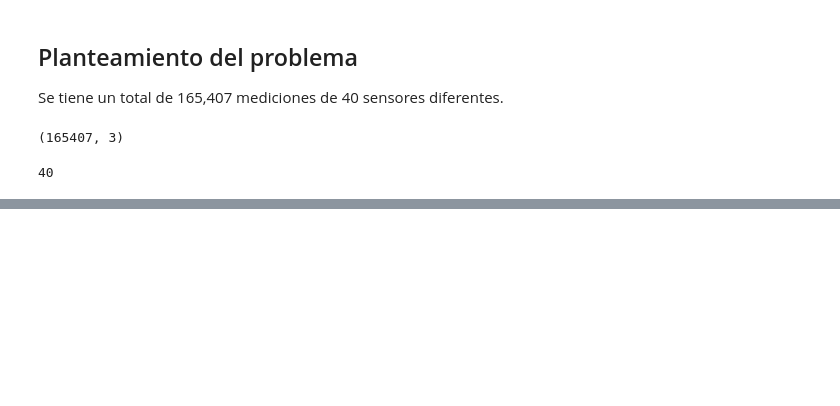
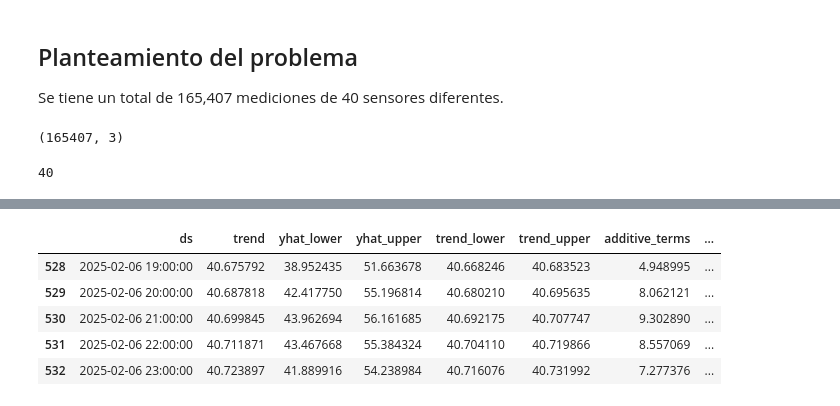
Before and after one commit to arteaga7/ML-Time-Predictions, a Jupyter notebook: notebooks/ml_model.ipynb, the cells around one changed output, grey strips where cells are left out. Saved outputs shown, nothing was run; the diff lists cells and outputs as text; code cells hidden in the pictures; blank space fills up the shorter version.

```diff
--- a/notebooks/ml_model.ipynb
+++ b/notebooks/ml_model.ipynb
@@ -156,0 +308,9 @@ print(df['SensorId'].nunique())
+# %%
+df_063276ed.tail(5)
+# %% [output]
+|  | ds | trend | yhat_lower | yhat_upper | trend_lower | trend_upper | additive_terms | ... |
+| 528 | 2025-02-06 19:00:00 | 40.675792 | 38.952435 | 51.663678 | 40.668246 | 40.683523 | 4.948995 | ... |
+| 529 | 2025-02-06 20:00:00 | 40.687818 | 42.417750 | 55.196814 | 40.680210 | 40.695635 | 8.062121 | ... |
+| 530 | 2025-02-06 21:00:00 | 40.699845 | 43.962694 | 56.161685 | 40.692175 | 40.707747 | 9.302890 | ... |
+| 531 | 2025-02-06 22:00:00 | 40.711871 | 43.467668 | 55.384324 | 40.704110 | 40.719866 | 8.557069 | ... |
+| 532 | 2025-02-06 23:00:00 | 40.723897 | 41.889916 | 54.238984 | 40.716076 | 40.731992 | 7.277376 | ... |
```
Also changed, not shown: parts of 25 cells of this notebook, 40 other files.
